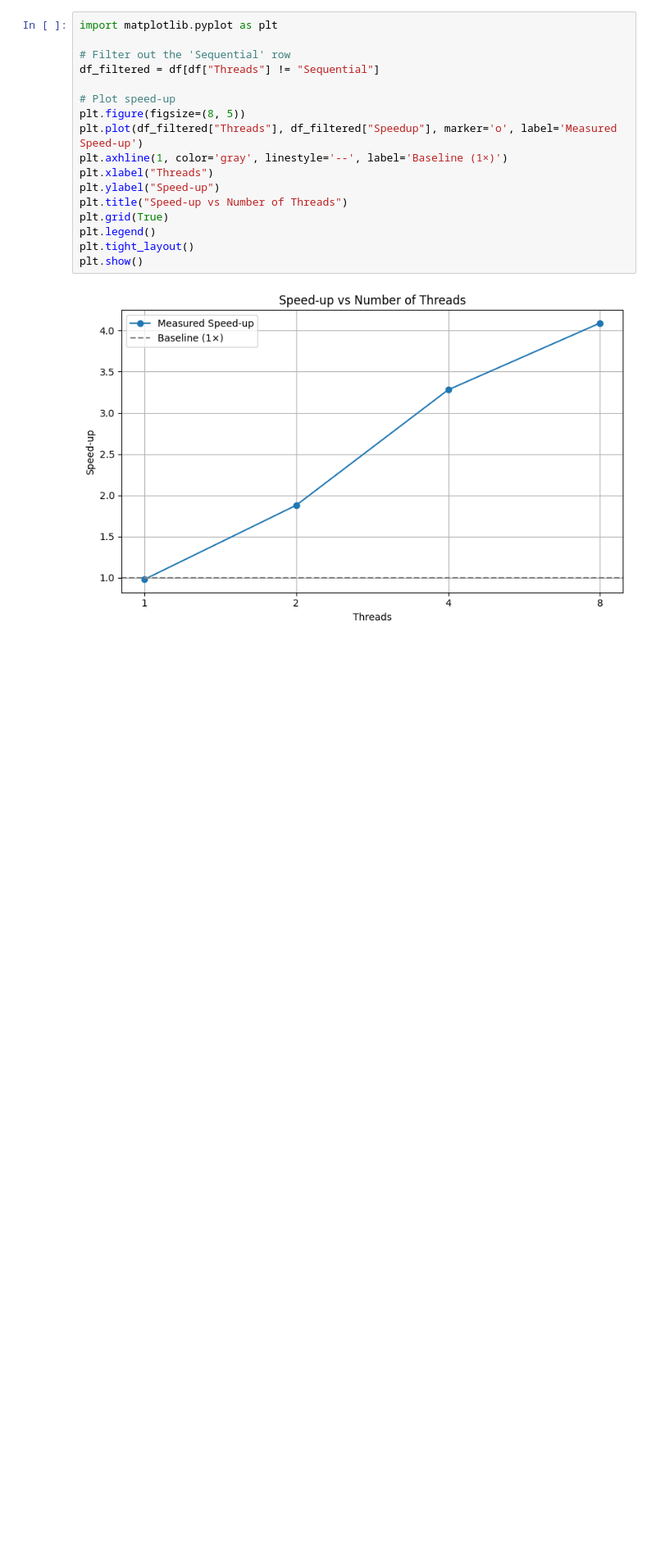
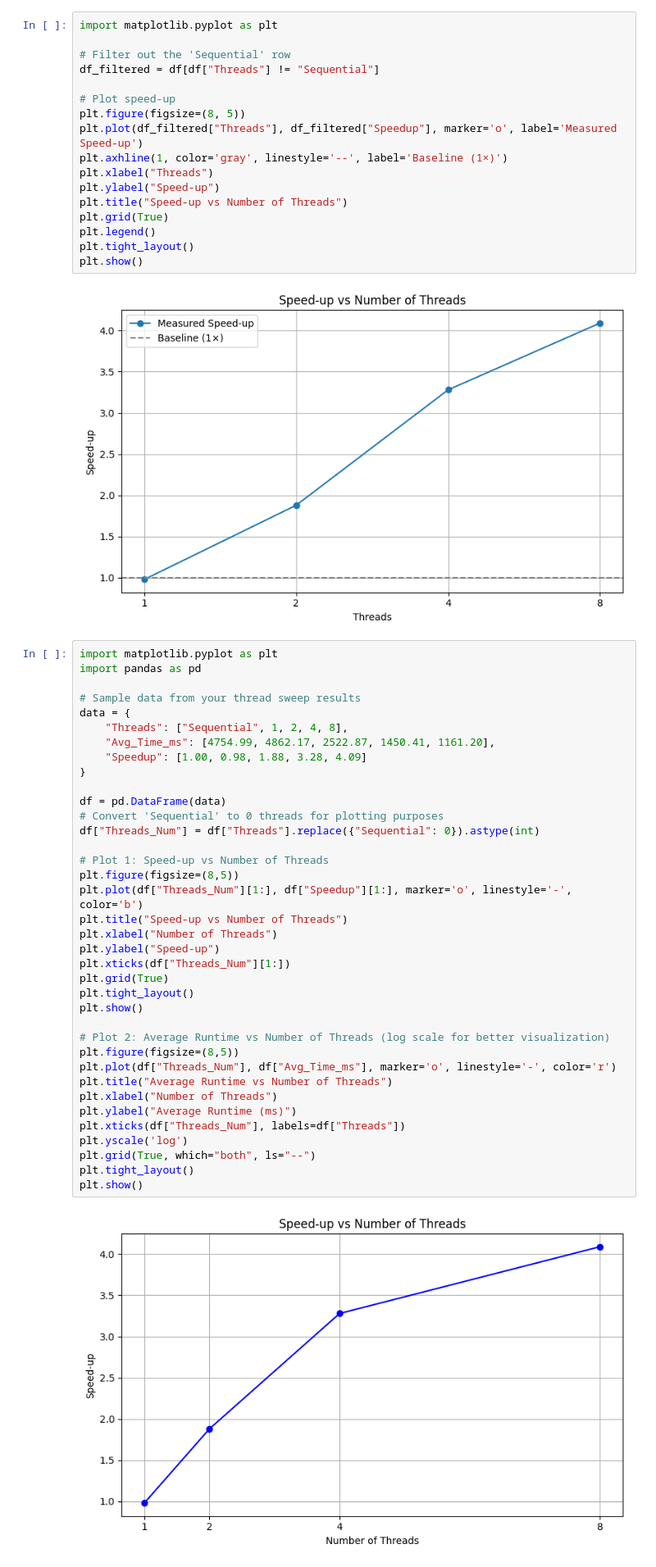
Before and after one commit to nourmourtada10/Sobel-Edge-Detector, a Jupyter notebook: Plots.ipynb, the cells around one changed output. Shown at 82% size. Drawn from its saved outputs; the diff is of its cells as text; blank space fills up the shorter version.

```diff
--- a/Plots.ipynb
+++ b/Plots.ipynb
@@ -31,3 +31,42 @@ plt.tight_layout()
 plt.show()
 # %% [output]
 [figure]
+# %%
+import matplotlib.pyplot as plt
+import pandas as pd
+
+# Sample data from your thread sweep results
+data = {
+    "Threads": ["Sequential", 1, 2, 4, 8],
+    "Avg_Time_ms": [4754.99, 4862.17, 2522.87, 1450.41, 1161.20],
+    "Speedup": [1.00, 0.98, 1.88, 3.28, 4.09]
+}
+
+df = pd.DataFrame(data)
+# Convert 'Sequential' to 0 threads for plotting purposes
+df["Threads_Num"] = df["Threads"].replace({"Sequential": 0}).astype(int)
+
+# Plot 1: Speed-up vs Number of Threads
+plt.figure(figsize=(8,5))
+plt.plot(df["Threads_Num"][1:], df["Speedup"][1:], marker='o', linestyle='-', color='b')
+plt.title("Speed-up vs Number of Threads")
+plt.xlabel("Number of Threads")
+plt.ylabel("Speed-up")
+plt.xticks(df["Threads_Num"][1:])
+plt.grid(True)
+plt.tight_layout()
+plt.show()
+
+# Plot 2: Average Runtime vs Number of Threads (log scale for better visualization)
+plt.figure(figsize=(8,5))
+plt.plot(df["Threads_Num"], df["Avg_Time_ms"], marker='o', linestyle='-', color='r')
+plt.title("Average Runtime vs Number of Threads")
+plt.xlabel("Number of Threads")
+plt.ylabel("Average Runtime (ms)")
+plt.xticks(df["Threads_Num"], labels=df["Threads"])
+plt.yscale('log')
+plt.grid(True, which="both", ls="--")
+plt.tight_layout()
+plt.show()
+# %% [output]
+[figure, added]
```
Also changed, not shown: parts of 1 cell of this notebook.
